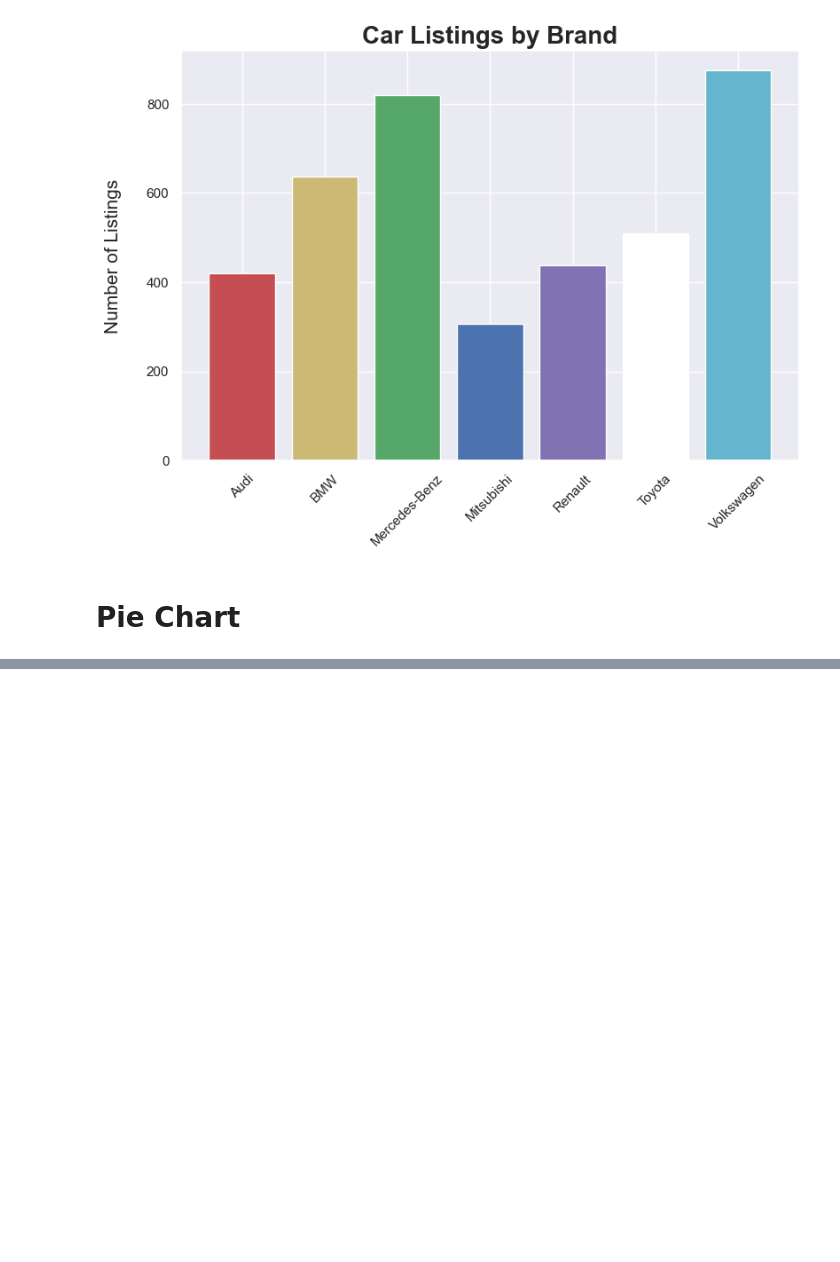
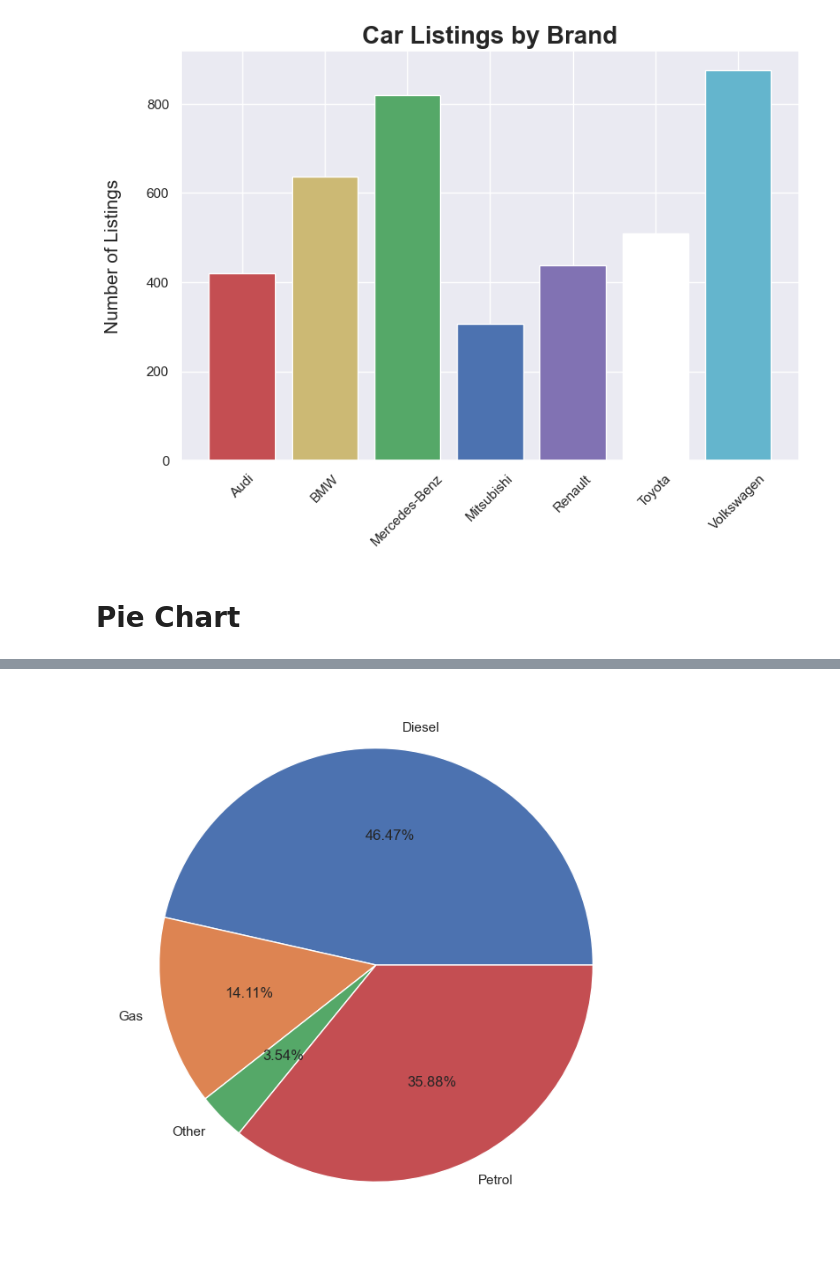
Before and after one commit to withraja/Data-Visualization-Tutorial, a Jupyter notebook: DataViz.ipynb, the cells around one changed output, grey strips where cells are left out. Cells and saved outputs as stored; diff of their text form; code cells hidden in the pictures; blank space fills up the shorter version.

Commit message:
Pie Chart

```diff
--- a/Seaborn.ipynb
+++ b/DataViz.ipynb
@@ -125,3 +125,11 @@ plt.savefig("Car Listings.png")
 [figure]
 # %% [markdown]
 # **Pie** Chart
+# %%
+import pandas as pd
+import matplotlib.pyplot as plt
+import seaborn as sns
+sns.set()
+# %%
+df_fuel_type = pd.read_csv("Pie_Chart_Dataset.csv")
+df_fuel_type
@@ -127,0 +150,8 @@ plt.savefig("Car Listings.png")
+# %%
+plt.figure(figsize = (10,8))
+plt.pie(df_fuel_type["Number of Cars"],
+        labels = df_fuel_type["Engine Fuel Type"].values,
+        autopct = "%.2f%%")
+plt.show()
+# %% [output]
+[figure, added]
```
Also changed, not shown: parts of 9 cells of this notebook, 1 other file.
